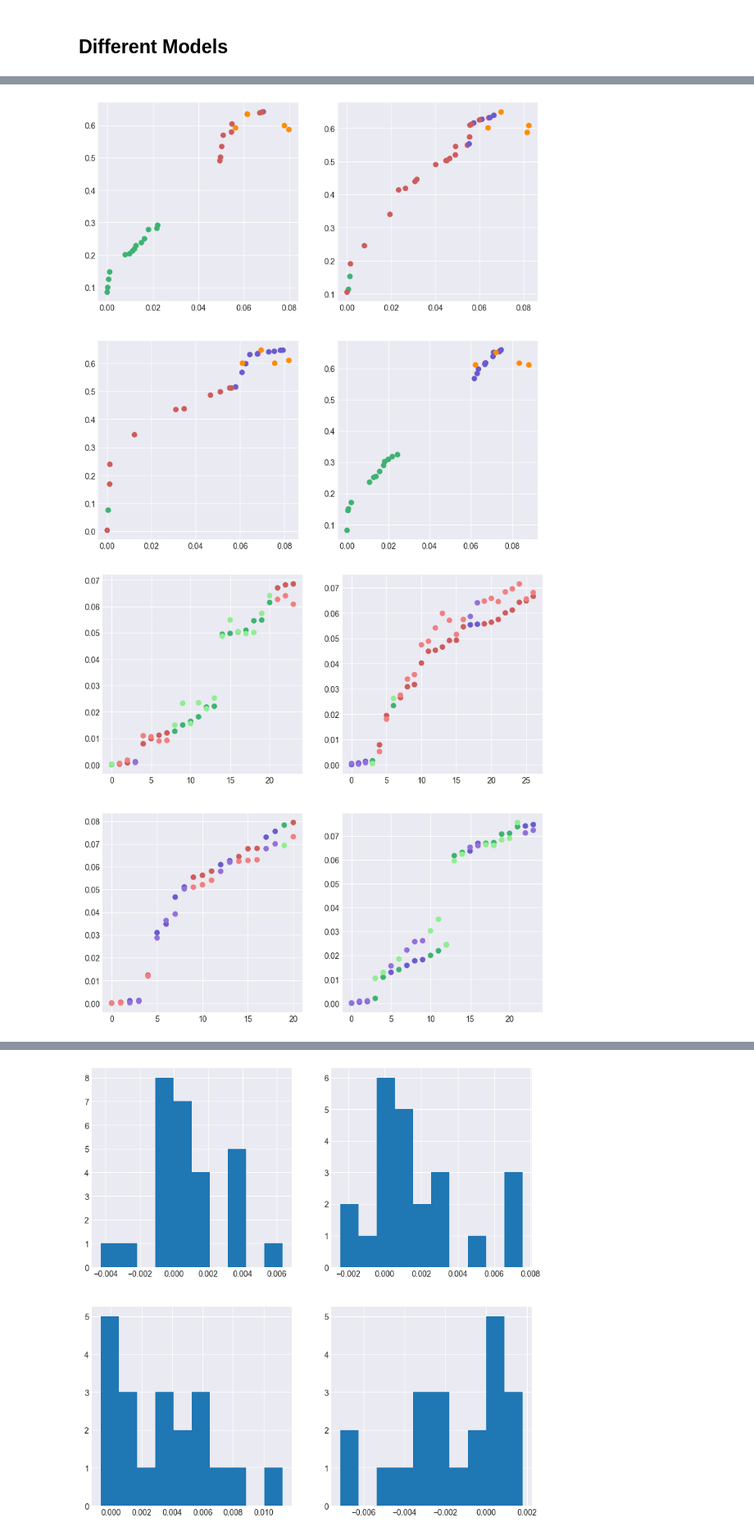
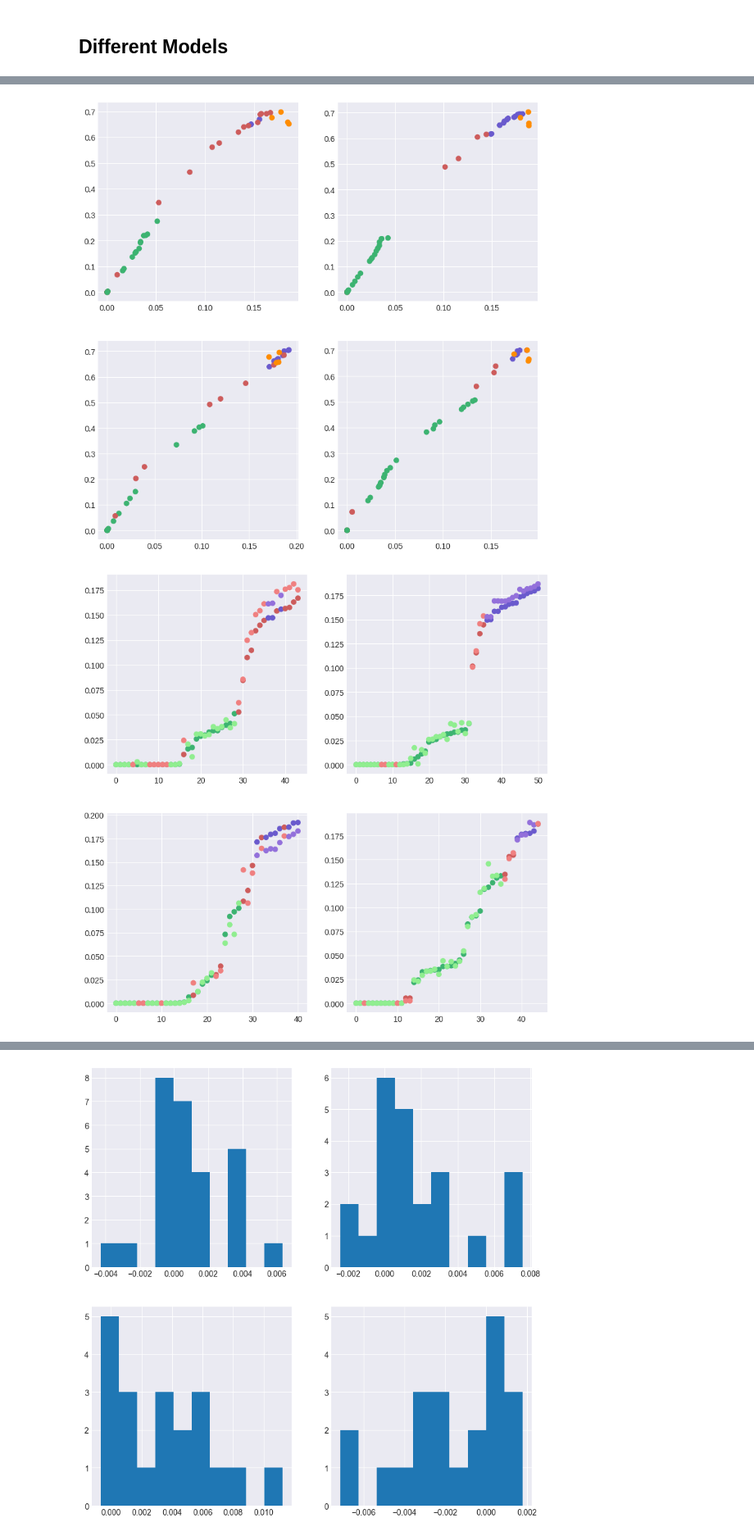
Before and after one commit to AzucenaMV/fairness, a Jupyter notebook: src/notebooks/results_ho.ipynb, the cells around one changed output, grey strips where cells are left out. Shown: that part at 82% size. Cells and saved outputs as stored; diff of their text form; code cells hidden in the pictures.

Commit message:
Fixing ordering in plots

```diff
--- a/src/notebooks/results_ho.ipynb
+++ b/src/notebooks/results_ho.ipynb
@@ -337,7 +337,7 @@ for i,ax in zip(range(len(fair_sim)),axes.ravel()):
 # %% [markdown]
 ## Different Models
 # %%
-file_name = 'recall-fpr-models-motpe-succesivehalving-100trials-4sim.pkl'
+file_name = 'f1-parity-models-motpe-succesivehalving-100trials-4sim.pkl'
 with open(file_name, 'rb') as in_strm:
     results = dill.load(in_strm)
 # %%
@@ -410,8 +408,8 @@ for sim_n,res in enumerate(results):
         pipeline.steps.insert(1,('classifier', model))
         pipeline.fit(X_train, y_train)
         y_pred = pipeline.predict(X_test)
-        fair_sim_u_aux.append((np.abs(predictive_equality_difference(y_test, y_pred, sensitive_features=A_test))))
-        model_sim_u_aux.append(recall_score(y_test, y_pred))
+        fair_sim_u_aux.append((np.abs(demographic_parity_difference(y_test, y_pred, sensitive_features=A_test))))
+        model_sim_u_aux.append(f1_score(y_test, y_pred))
     fair_sim_u.append(fair_sim_u_aux)
     model_sim_u.append(model_sim_u_aux)
 
@@ -446,8 +444,8 @@ for sim_n,res in enumerate(results):
         y_pred = pipeline.predict(X_test)
         res_fair_value.append(res.best_trials[i].values[0])
         res_model_value.append(res.best_trials[i].values[1])
-        fair_value.append(np.abs(predictive_equality_difference(y_test, y_pred, sensitive_features=A_test)))
-        model_value.append(recall_score(y_test, y_pred))
+        fair_value.append(np.abs(demographic_parity_difference(y_test, y_pred, sensitive_features=A_test)))
+        model_value.append(f1_score(y_test, y_pred))
 
     color_train_value.append(color_train)
     color_test_value.append(color_test)
@@ -512,20 +502,20 @@ for i,ax in zip(range(len(res_fair_sim)),axes.ravel()):
     #ax.scatter(fair_sim[i], model_sim[i])
     #ax.scatter(fair_sim_u[i], model_sim_u[i])
 # %% [output]
-[figure, old version]
+[figure, new version]
 # %%
 plt.style.use('seaborn-v0_8-darkgrid')
 rows = 2
 cols = 2
 fig, axes = plt.subplots(rows, cols, figsize=(10,10))
 for i,ax in zip(range(len(res_fair_sim)),axes.ravel()):
-    fairness_metrics = list(zip(res_fair_sim[i], fair_sim[i]))
+    fairness_metrics = list(zip(res_fair_sim[i], fair_sim[i], color_train_value[i], color_test_value[i]))
     fairness_metrics_ = sorted(fairness_metrics, key = lambda x: x[0])
-    ax.scatter(range(len(res_fair_sim[i])), list(zip(*fairness_metrics_))[0], c = color_train_value[i])
+    ax.scatter(range(len(res_fair_sim[i])), list(zip(*fairness_metrics_))[0], c = list(zip(*fairness_metrics_))[2])
     #ax.scatter(len(res_fair_sim[i]*4), fair_sim_u[i])
-    ax.scatter(range(len(res_fair_sim[i])), list(zip(*fairness_metrics_))[1], c = color_test_value[i])
+    ax.scatter(range(len(res_fair_sim[i])), list(zip(*fairness_metrics_))[1], c = list(zip(*fairness_metrics_))[3])
 # %% [output]
-[figure, old version]
+[figure, new version]
 # %%
 rows = 2
 cols = 2
```
Also changed, not shown: parts of 3 cells of this notebook.
